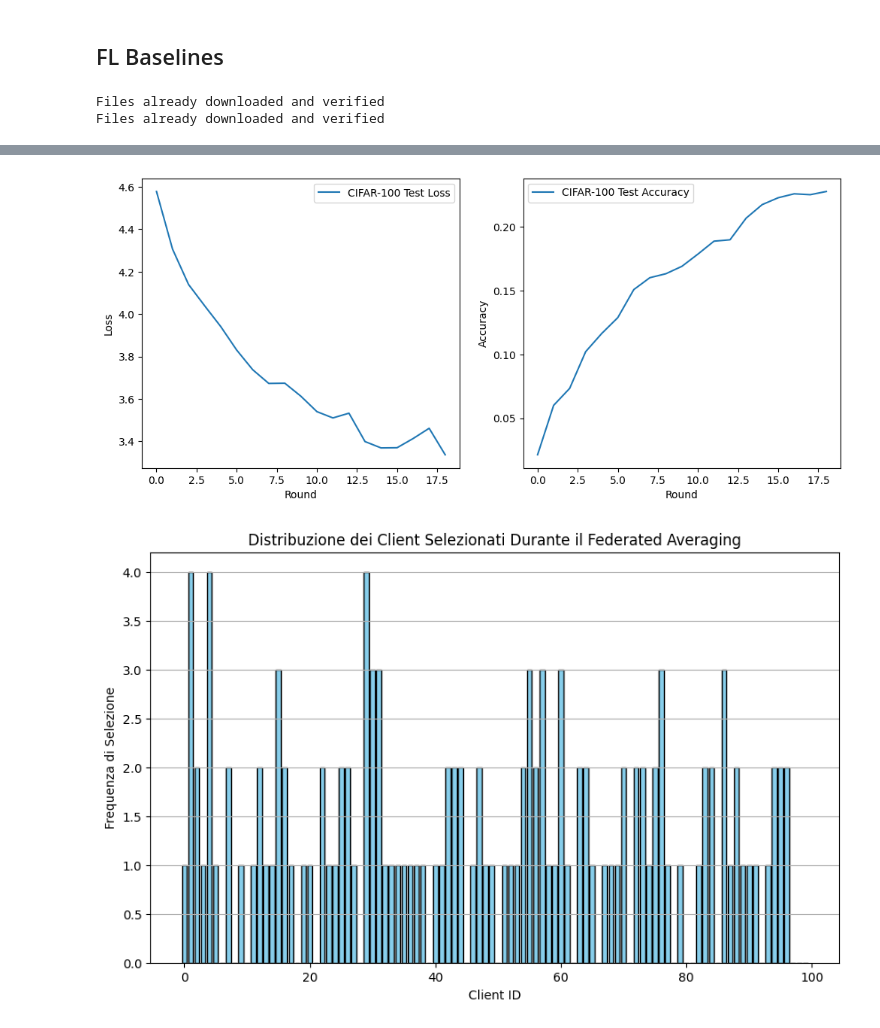
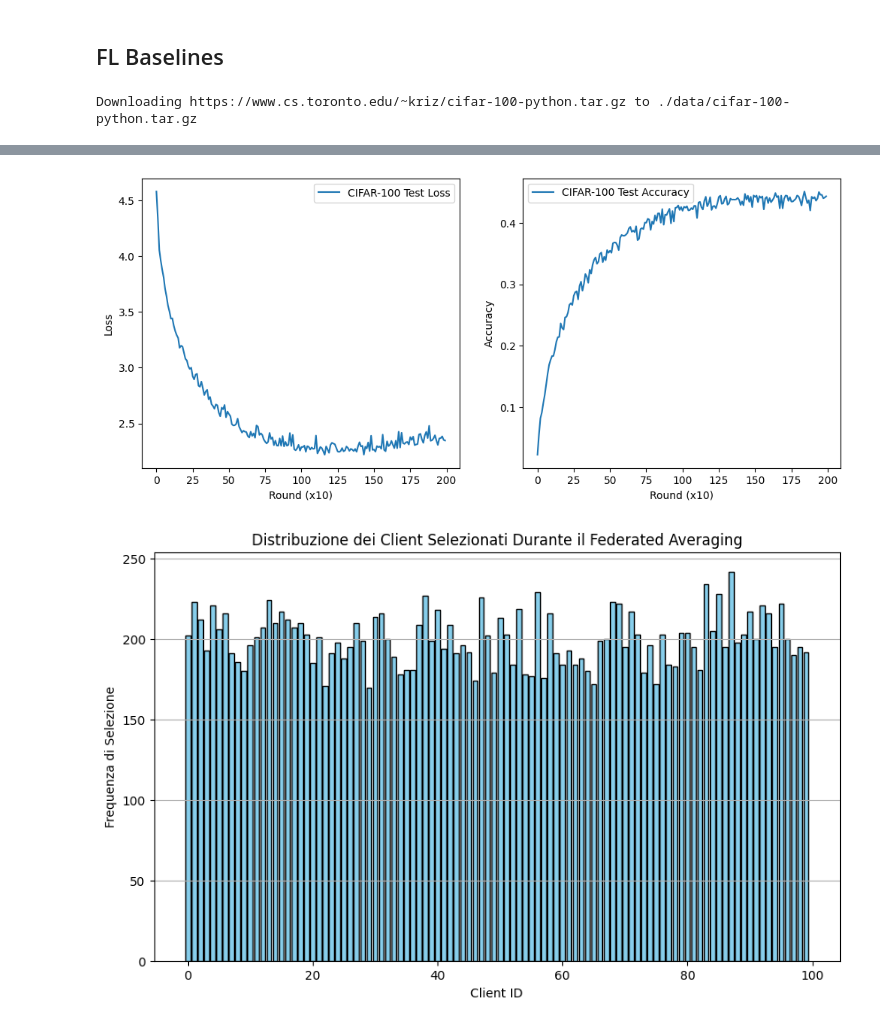
Before and after one commit to sergiolampidecchia/CI2024_lab0, a Jupyter notebook: code/cifarFL.ipynb, the cells around one changed output, grey strips where cells are left out. Saved outputs shown, nothing was run; the diff lists cells and outputs as text; code cells hidden in the pictures.

```diff
--- a/code/cifarFL.ipynb
+++ b/code/cifarFL.ipynb
@@ -30,8 +30,15 @@ from sklearn.model_selection import train_test_split
 import os
 import torch
 
+# Mount Google Drive
+from google.colab import drive
+drive.mount('/content/drive')
+
+# Create a Folder in the root directory
+!mkdir -p "/content/drive/My Drive/My Folder/checkpoints"
+
 DIR_DATA = "./data"
-CHECKPOINT_DIR = './checkpoints/'
+CHECKPOINT_DIR = '/content/drive/My Drive/My Folder/checkpoints'
 
 os.makedirs(CHECKPOINT_DIR, exist_ok=True)
 
@@ -444,7 +446,7 @@ def plot_selected_clients_distribution(selected_clients_per_round, num_clients,
     # Conta quante volte ogni client è stato selezionato in tutti i round
     for selected_clients in selected_clients_per_round:
         for client in selected_clients:
-            counts[client.client_id] += 1
+            counts[client] += 1
 
     plt.figure(figsize=(10, 6))
     plt.bar(range(num_clients), counts, color='skyblue', edgecolor='black')
@@ -464,7 +466,7 @@ class Client:
     self.model = model
     self.optimizer_params = optimizer_params
 
-  def train(self, global_weights, epochs, batch_size):
+  def train(self, global_weights, local_steps, batch_size):
     device = torch.device('cuda' if torch.cuda.is_available() else 'cpu')
     self.model.to(device)
     self.model.load_state_dict(global_weights)
@@ -475,9 +477,10 @@ class Client:
         momentum=self.optimizer_params['momentum'],
         weight_decay=self.optimizer_params['weight_decay']
         )
-    trainloader = DataLoader(self.data, batch_size=batch_size, shuffle=True)
-    for epoch in range(epochs):
-      #print(f"Client {self.client_id}, Epoch {epoch+1}/{epochs}")
+    trainloader = DataLoader(self.data, batch_size=batch_size, shuffle=True,  pin_memory=True)
+
+    steps = 0
+    while steps < local_steps:
       for batch_idx, (inputs, targets) in enumerate(trainloader):
         inputs, targets = inputs.to(device), targets.to(device)
         optimizer.zero_grad()
@@ -485,6 +488,9 @@ class Client:
         loss = criterion(outputs, targets)
         loss.backward()
         optimizer.step()
+        steps += 1
+        if steps >= local_steps:
+          break
     return self.model.state_dict()
 # %%
 class Server:
@@ -578,13 +594,13 @@ class Server:
 # %%
 K = 100 #fix
-LOCAL_EPOCHS = 4 # J
-ROUNDS = 20
+LOCAL_STEPS = 4 # J
+ROUNDS = 2000
 C = 0.1 #fix
-BATCH_SIZE = 32
-LR = 0.001
+BATCH_SIZE = 64
+LR = 0.005
 MOMENTUM = 0.9
-WEIGHT_DECAY = 1e-3
-SKEWNESS=0.5
+WEIGHT_DECAY = 4e-3
+SKEWNESS=0.01
 
 optimizer_params = {
     "lr": LR,
@@ -604,14 +620,13 @@ for i in range(K):
 
 
 server_uniform = Server(model_cifar, clients, test_dataset)
-hyperparameters = f"BS{BATCH_SIZE}_LR{LR}_M{MOMENTUM}_WD{WEIGHT_DECAY}_J{LOCAL_EPOCHS}_C{C}"
-server_uniform.federated_averaging(epochs=LOCAL_EPOCHS, batch_size=BATCH_SIZE, num_rounds=ROUNDS, fraction_fit=C,hyperparameters=hyperparameters)
+hyperparameters = f"BS{BATCH_SIZE}_LR{LR}_M{MOMENTUM}_WD{WEIGHT_DECAY}_J{LOCAL_STEPS}_C{C}"
+server_uniform.federated_averaging(local_steps=LOCAL_STEPS, batch_size=BATCH_SIZE, num_rounds=ROUNDS, fraction_fit=C,hyperparameters=hyperparameters)
 
 
 
 #server_skewed = Server(model_cifar, clients, test_dataset)
-#hyperparameters = f"BS{BATCH_SIZE}_LR{LR}_M{MOMENTUM}_WD{WEIGHT_DECAY}_J{LOCAL_EPOCHS}_C{C},SK{SKEWNESS}"
-#server_skewed.federated_averaging(epochs=LOCAL_EPOCHS, batch_size=BATCH_SIZE, num_rounds=ROUNDS, fraction_fit=C, skewness=SKEWNESS, hyperparameters=hyperparameters)
+#hyperparameters = f"BS{BATCH_SIZE}_LR{LR}_M{MOMENTUM}_WD{WEIGHT_DECAY}_J{LOCAL_STEPS}_C{C}_SK{SKEWNESS}"
+#server_skewed.federated_averaging(local_steps=LOCAL_STEPS, batch_size=BATCH_SIZE, num_rounds=ROUNDS, fraction_fit=C, skewness=SKEWNESS, hyperparameters=hyperparameters)
 # %% [output]
-Files already downloaded and verified
-Files already downloaded and verified
+Downloading https://www.cs.toronto.edu/~kriz/cifar-100-python.tar.gz to ./data/cifar-100-python.tar.gz
@@ -635,2 +650,2 @@ Checkpoint salvato: ./checkpoints/Federated_Uniform/model_epoch_19_params_BS32_L
-[figure, old version]
+[figure, new version]
-[figure, old version]
+[figure, new version]
```
Also changed, not shown: parts of 9 cells of this notebook.
